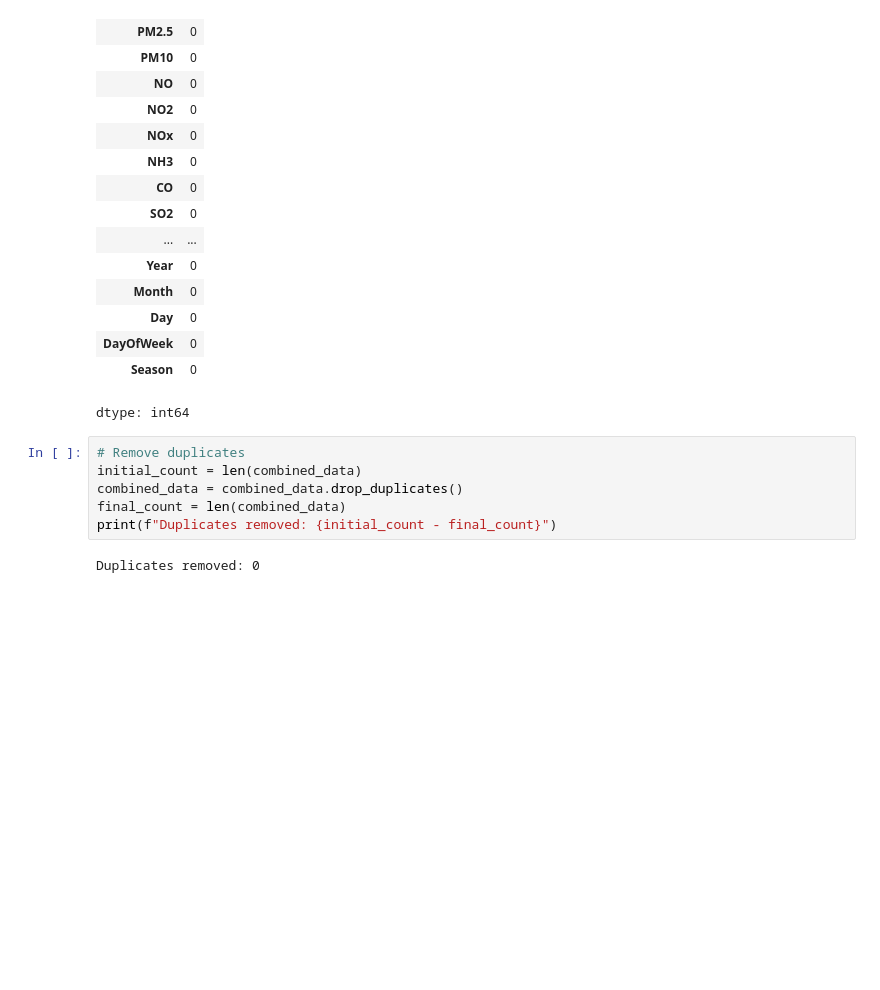
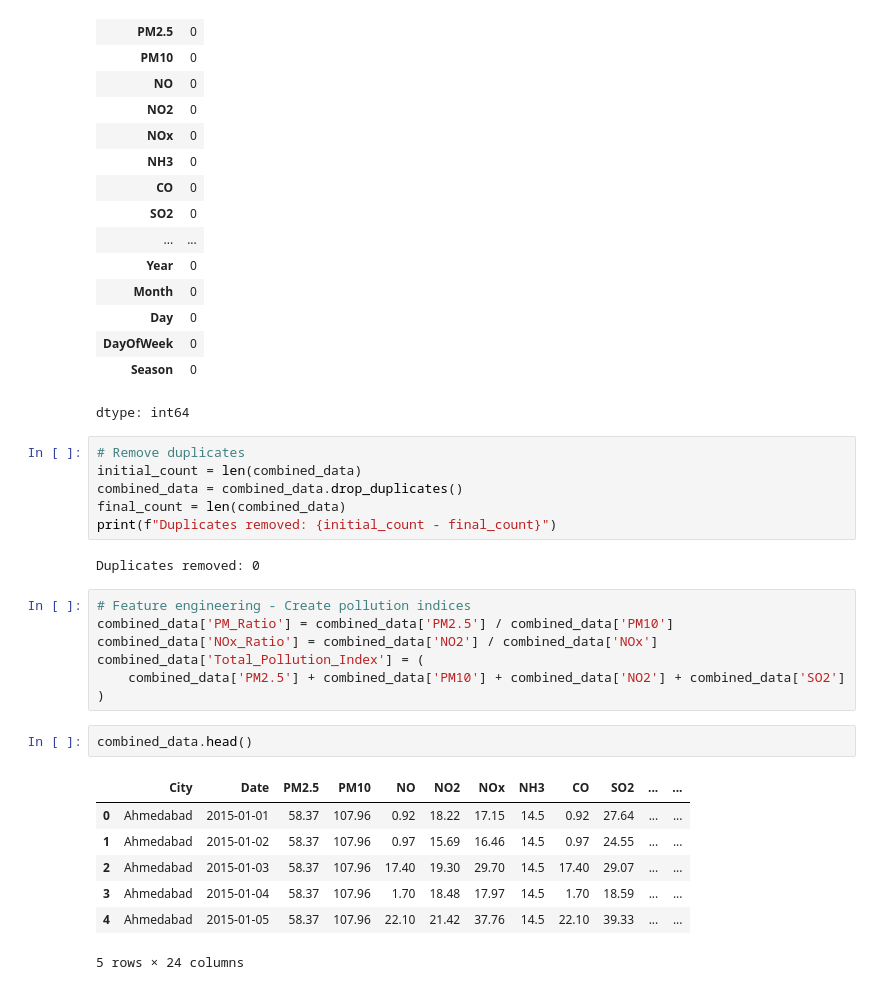
Before and after one commit to nidarshan98/air-quality-prediction-system, a Jupyter notebook: air_quality_analysis.ipynb, the cells around one changed output. Cells and saved outputs as stored; diff of their text form; blank space fills up the shorter version.

Commit message:
Feature engineering - Create pollution indices

```diff
--- a/air_quality_analysis.ipynb
+++ b/air_quality_analysis.ipynb
@@ -266,3 +266,20 @@ final_count = len(combined_data)
 print(f"Duplicates removed: {initial_count - final_count}")
 # %% [output]
 Duplicates removed: 0
+# %%
+# Feature engineering - Create pollution indices
+combined_data['PM_Ratio'] = combined_data['PM2.5'] / combined_data['PM10']
+combined_data['NOx_Ratio'] = combined_data['NO2'] / combined_data['NOx']
+combined_data['Total_Pollution_Index'] = (
+    combined_data['PM2.5'] + combined_data['PM10'] + combined_data['NO2'] + combined_data['SO2']
+)
+# %%
+combined_data.head()
+# %% [output]
+|  | City | Date | PM2.5 | PM10 | NO | NO2 | NOx | NH3 | CO | SO2 | ... | ... |
+| 0 | Ahmedabad | 2015-01-01 | 58.37 | 107.96 | 0.92 | 18.22 | 17.15 | 14.5 | 0.92 | 27.64 | ... | ... |
+| 1 | Ahmedabad | 2015-01-02 | 58.37 | 107.96 | 0.97 | 15.69 | 16.46 | 14.5 | 0.97 | 24.55 | ... | ... |
+| 2 | Ahmedabad | 2015-01-03 | 58.37 | 107.96 | 17.40 | 19.30 | 29.70 | 14.5 | 17.40 | 29.07 | ... | ... |
+| 3 | Ahmedabad | 2015-01-04 | 58.37 | 107.96 | 1.70 | 18.48 | 17.97 | 14.5 | 1.70 | 18.59 | ... | ... |
+| 4 | Ahmedabad | 2015-01-05 | 58.37 | 107.96 | 22.10 | 21.42 | 37.76 | 14.5 | 22.10 | 39.33 | ... | ... |
+5 rows × 24 columns
```
